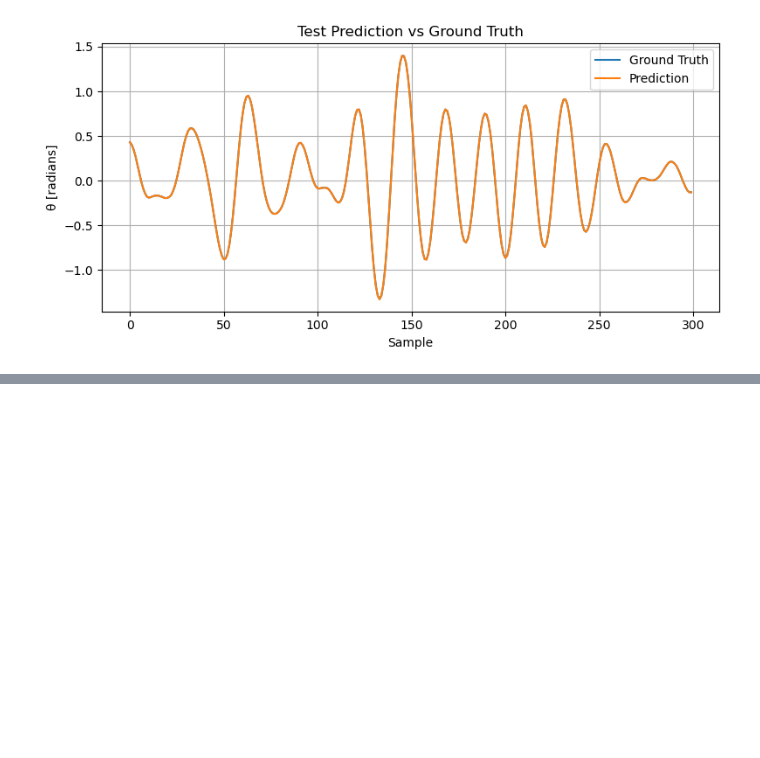
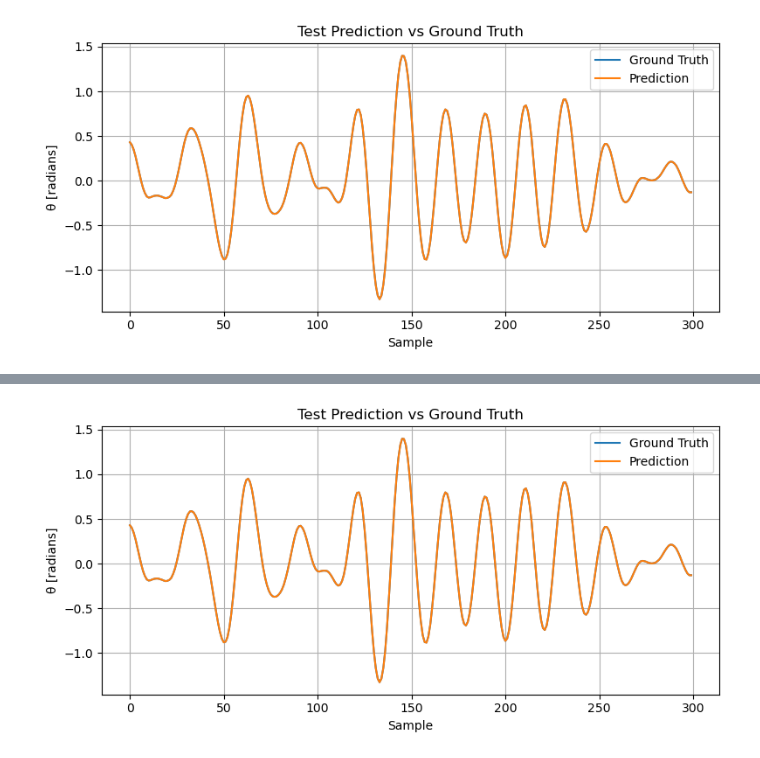
Before and after one commit to kmilas/ML4SC, a Jupyter notebook: NN/LSTM/lstm_inference.ipynb, the cells around one changed output, grey strips where cells are left out. Cells and saved outputs as stored; diff of their text form; code cells hidden in the pictures; blank space fills up the shorter version.

```diff
--- a/NN/LSTM/lstm_inference.ipynb
+++ b/NN/LSTM/lstm_inference.ipynb
@@ -140,0 +149,15 @@ print_metrics(val_pred[:, 0], Yval[:, 0], "Validation")
+# %%
+from matplotlib import pyplot as plt
+
+plt.figure(figsize=(8, 4))
+plt.plot(theta[-300:], label='Ground Truth')
+plt.plot(val_pred[-300:, 0], label='Prediction')
+plt.title('Test Prediction vs Ground Truth')
+plt.xlabel('Sample')
+plt.ylabel('θ [radians]')
+plt.legend()
+plt.grid(True)
+plt.tight_layout()
+plt.show()
+# %% [output]
+[figure, added]
```
Also changed, not shown: parts of 1 cell of this notebook, 4 other files.
